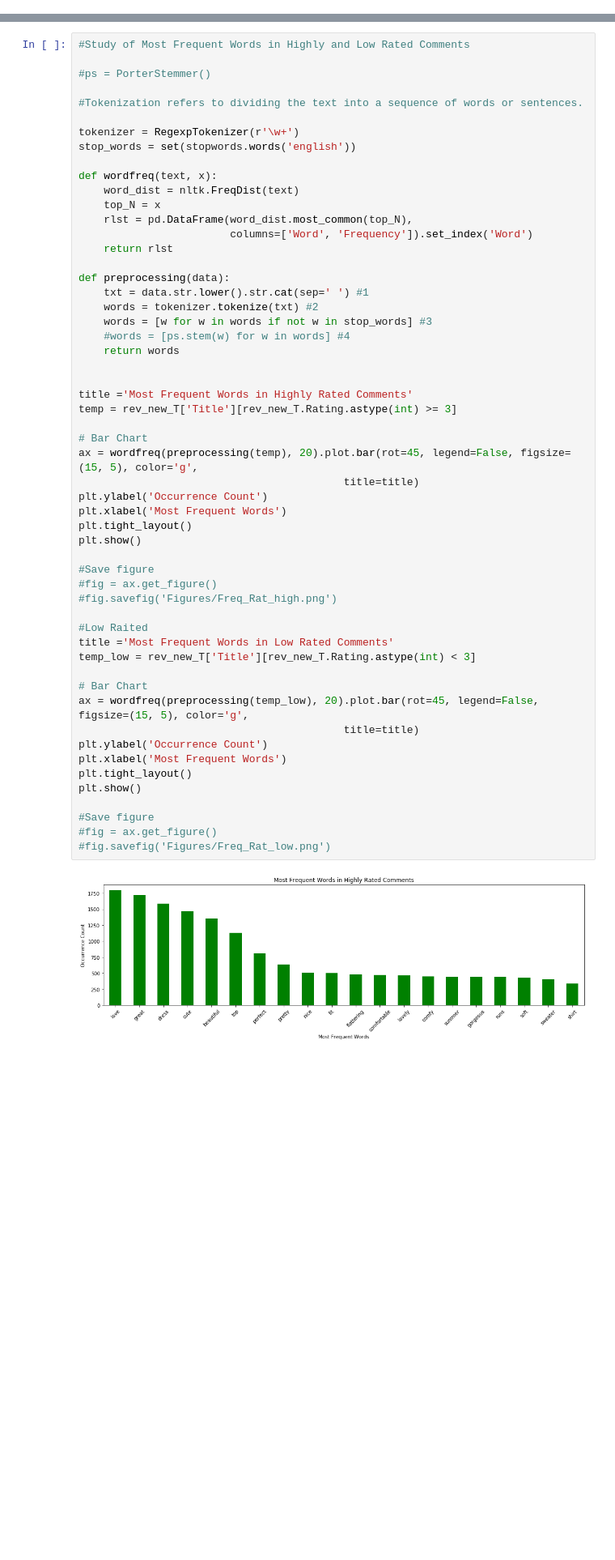
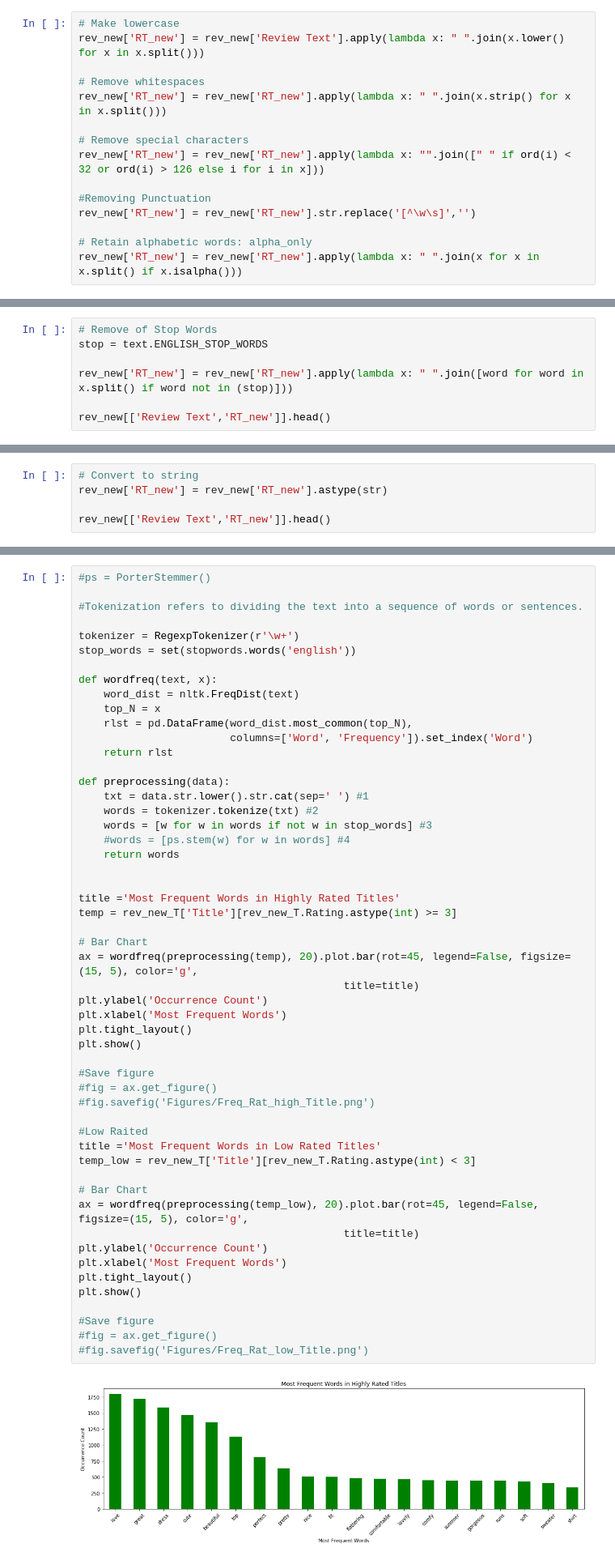
Before and after one commit to LisaB83/Analysis-on-e-commerce-reviews, a Jupyter notebook: Capstone_Project_NLP.ipynb, the cells around one changed output, grey strips where cells are left out. Shown at 81% size. Saved outputs shown, nothing was run; the diff lists cells and outputs as text; blank space fills up the shorter version.

```diff
--- a/Capstone_Project_NLP.ipynb
+++ b/Capstone_Project_NLP.ipynb
@@ -194,0 +198,15 @@ As expected, we found more exclamation points ('!') for high Rating (4 and 5) th
+# %%
+# Make lowercase
+rev_new['RT_new'] = rev_new['Review Text'].apply(lambda x: " ".join(x.lower() for x in x.split()))
+
+# Remove whitespaces
+rev_new['RT_new'] = rev_new['RT_new'].apply(lambda x: " ".join(x.strip() for x in x.split()))
+
+# Remove special characters
+rev_new['RT_new'] = rev_new['RT_new'].apply(lambda x: "".join([" " if ord(i) < 32 or ord(i) > 126 else i for i in x]))
+
+#Removing Punctuation
+rev_new['RT_new'] = rev_new['RT_new'].str.replace('[^\w\s]','')
+
+# Retain alphabetic words: alpha_only
+rev_new['RT_new'] = rev_new['RT_new'].apply(lambda x: " ".join(x for x in x.split() if x.isalpha()))
@@ -194,0 +231,7 @@ As expected, we found more exclamation points ('!') for high Rating (4 and 5) th
+# %%
+# Remove of Stop Words
+stop = text.ENGLISH_STOP_WORDS
+
+rev_new['RT_new'] = rev_new['RT_new'].apply(lambda x: " ".join([word for word in x.split() if word not in (stop)]))
+
+rev_new[['Review Text','RT_new']].head()
@@ -194,0 +250,5 @@ As expected, we found more exclamation points ('!') for high Rating (4 and 5) th
+# %%
+# Convert to string
+rev_new['RT_new'] = rev_new['RT_new'].astype(str)
+
+rev_new[['Review Text','RT_new']].head()
@@ -420,6 +958,4 @@ rev_new_T.head(10)
 # %%
-#Study of Most Frequent Words in Highly and Low Rated Comments
-
 #ps = PorterStemmer()
 
 #Tokenization refers to dividing the text into a sequence of words or sentences.
@@ -442,35 +978,35 @@ def preprocessing(data):
     return words
 
 
-title ='Most Frequent Words in Highly Rated Comments'
+title ='Most Frequent Words in Highly Rated Titles'
 temp = rev_new_T['Title'][rev_new_T.Rating.astype(int) >= 3]
 
 # Bar Chart
 ax = wordfreq(preprocessing(temp), 20).plot.bar(rot=45, legend=False, figsize=(15, 5), color='g',
                                           title=title)
 plt.ylabel('Occurrence Count')
 plt.xlabel('Most Frequent Words')
 plt.tight_layout()
 plt.show()
 
 #Save figure
 #fig = ax.get_figure()
-#fig.savefig('Figures/Freq_Rat_high.png')
+#fig.savefig('Figures/Freq_Rat_high_Title.png')
 
 #Low Raited
-title ='Most Frequent Words in Low Rated Comments'
+title ='Most Frequent Words in Low Rated Titles'
 temp_low = rev_new_T['Title'][rev_new_T.Rating.astype(int) < 3]
 
 # Bar Chart
 ax = wordfreq(preprocessing(temp_low), 20).plot.bar(rot=45, legend=False, figsize=(15, 5), color='g',
                                           title=title)
 plt.ylabel('Occurrence Count')
 plt.xlabel('Most Frequent Words')
 plt.tight_layout()
 plt.show()
 
 #Save figure
 #fig = ax.get_figure()
-#fig.savefig('Figures/Freq_Rat_low.png')
+#fig.savefig('Figures/Freq_Rat_low_Title.png')
 # %% [output]
-[figure, old version]
+[figure, new version]
```
Also changed, not shown: parts of 73 cells of this notebook.
